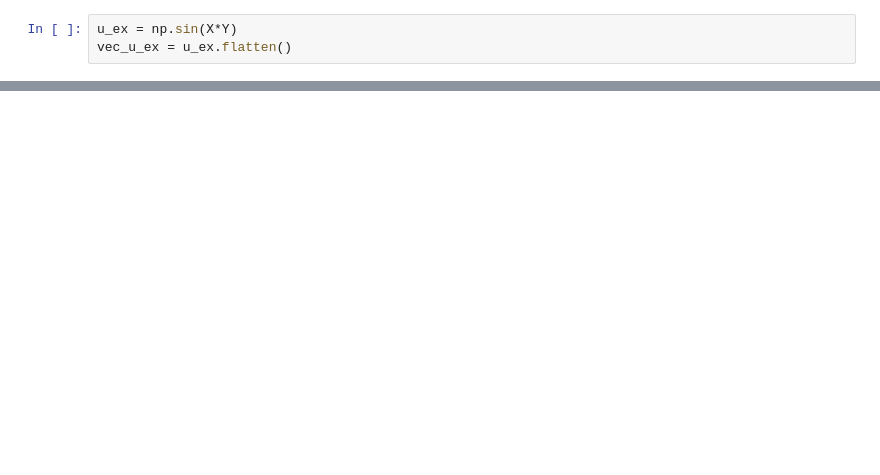
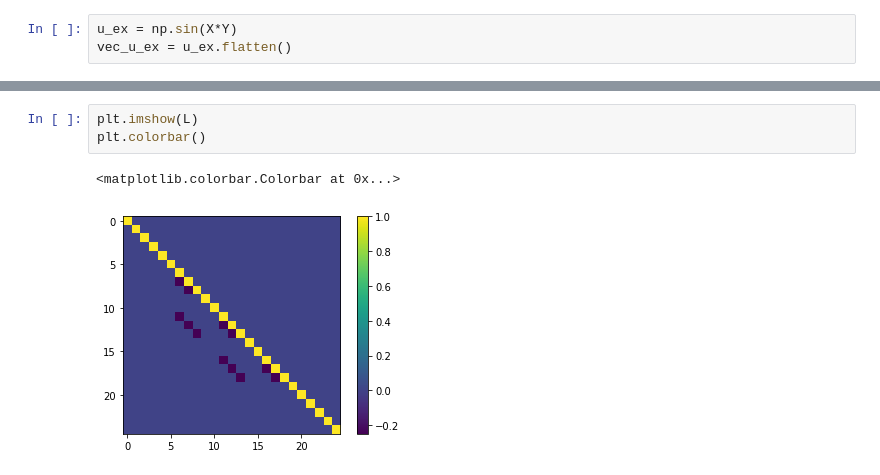
Before and after one commit to SangersJeroen/WI4201, a Jupyter notebook: tensor.ipynb, the cells around one changed output, grey strips where cells are left out. Drawn from its saved outputs; the diff is of its cells as text; blank space fills up the shorter version.

```diff
--- a/tensor.ipynb
+++ b/tensor.ipynb
@@ -212,0 +280,6 @@ print('relative error: {:.4f}\t [h**2]'.format(error/(h**2)))
+# %%
+plt.imshow(L)
+plt.colorbar()
+# %% [output]
+<matplotlib.colorbar.Colorbar at 0x...>
+[figure, added]
```
Also changed, not shown: parts of 16 cells of this notebook.
